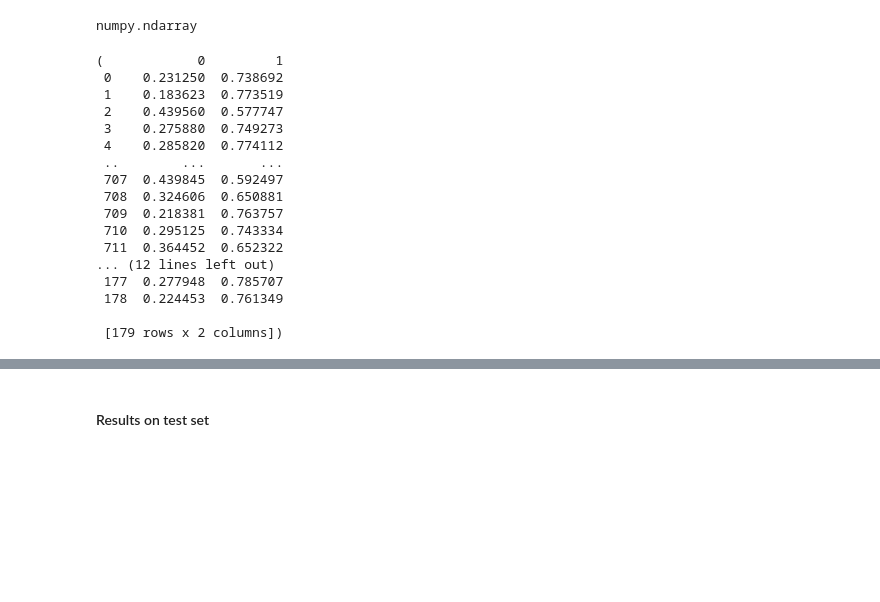
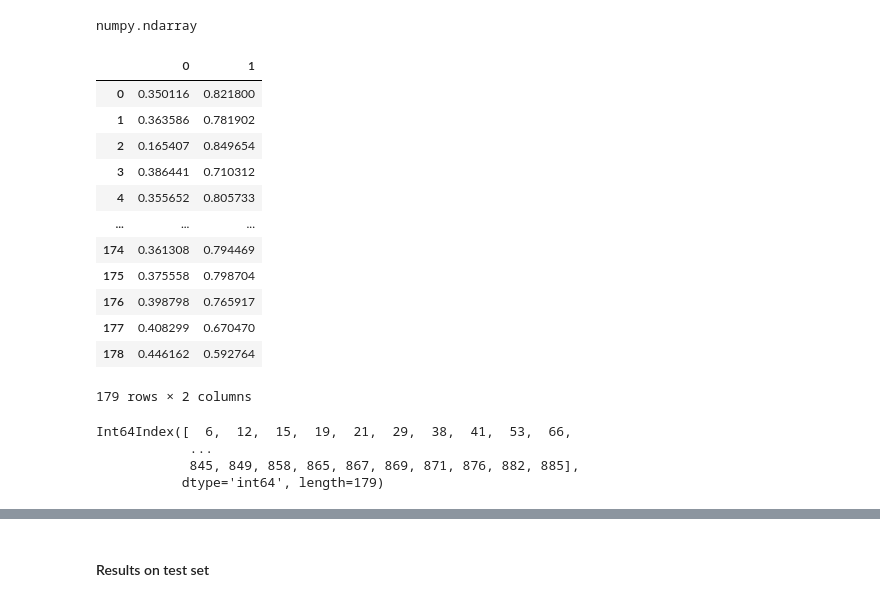
Before and after one commit to dan-ski/Titanic, a Jupyter notebook: Titanic.ipynb, the cells around one changed output, grey strips where cells are left out. Drawn from its saved outputs; the diff is of its cells as text; code cells hidden in the pictures; blank space fills up the shorter version.

```diff
--- a/Titanic.ipynb
+++ b/Titanic.ipynb
@@ -818,22 +835,26 @@ numpy.ndarray
 # %%
 y_pred_train_network = pd.DataFrame(y_pred_train_network)
 y_pred_test_network = pd.DataFrame(y_pred_test_network)
-y_pred_train_network, y_pred_test_network
+y_pred_test_network
 # %% [output]
+|  | 0 | 1 |
+| 0 | 0.350116 | 0.821800 |
+| 1 | 0.363586 | 0.781902 |
+| 2 | 0.165407 | 0.849654 |
+| 3 | 0.386441 | 0.710312 |
+| 4 | 0.355652 | 0.805733 |
+| ... | ... | ... |
+| 174 | 0.361308 | 0.794469 |
+| 175 | 0.375558 | 0.798704 |
+| 176 | 0.398798 | 0.765917 |
+| 177 | 0.408299 | 0.670470 |
+| 178 | 0.446162 | 0.592764 |
-(            0         1
- 0    0.231250  0.738692
- 1    0.183623  0.773519
- 2    0.439560  0.577747
- 3    0.275880  0.749273
- 4    0.285820  0.774112
- ..        ...       ...
- 707  0.439845  0.592497
- 708  0.324606  0.650881
- 709  0.218381  0.763757
- 710  0.295125  0.743334
- 711  0.364452  0.652322
-... (12 lines left out)
- 177  0.277948  0.785707
- 178  0.224453  0.761349
-
- [179 rows x 2 columns])
+179 rows × 2 columns
+# %%
+y_test_index = y_test.index
+y_test_index
+# %% [output]
+Int64Index([  6,  12,  15,  19,  21,  29,  38,  41,  53,  66,
+            ...
+            845, 849, 858, 865, 867, 869, 871, 876, 882, 885],
+           dtype='int64', length=179)
```
Also changed, not shown: parts of 46 cells of this notebook.
